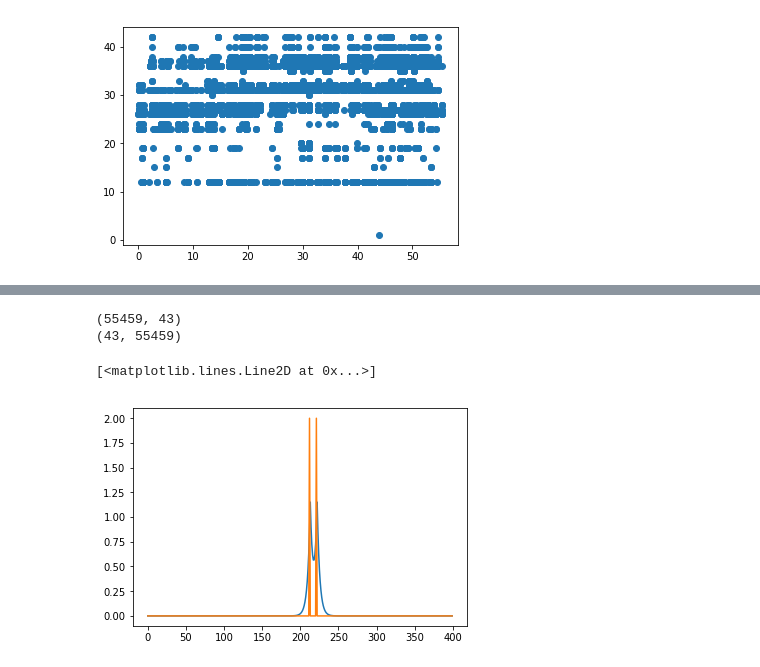
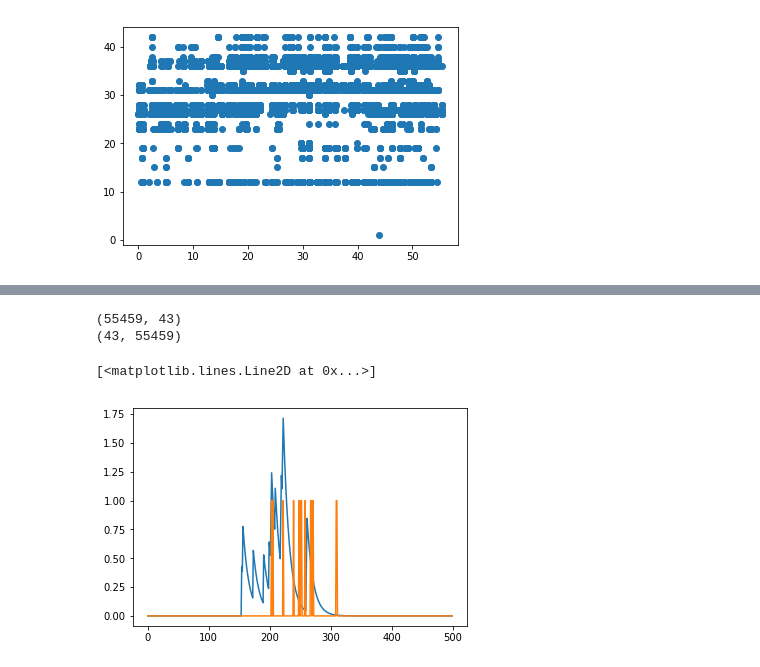
Before and after one commit to SensorsAudioINI/caesar_icassp2019, a Jupyter notebook: exp_reconstruction.ipynb, the cells around one changed output, grey strips where cells are left out. Cells and saved outputs as stored; diff of their text form; code cells hidden in the pictures.

```diff
--- a/exp_reconstruction.ipynb
+++ b/exp_reconstruction.ipynb
@@ -23,7 +23,3 @@ plt.plot(data['ts'][data['amax']==8], data['ch'][data['amax']==8], 'o')
 # %% [output]
 [<matplotlib.lines.Line2D at 0x...>]
 [figure]
-# %%
-t = np.arange(-0.025, 0.025, 0.001)
-l = 100
-plt.plot( np.exp(-l * np.abs(t)))
@@ -33,8 +26,4 @@ plt.plot( np.exp(-l * np.abs(t)))
 # %%
-# from collections import OrderedDict
-# ts = data['ts']
-# ch = data['ch'].astype('int32')
-
 def wind_sp(ts, ch, w=0.001):
     ts_int = (ts // w).astype('int32')
 
@@ -42,32 +31,38 @@ def wind_sp(ts, ch, w=0.001):
 
     for _t, _c in zip(ts_int, ch):
         A[_t, _c] += 1
+
+    A = np.minimum(A, np.ones_like(A))
     return A.T
 # %%
-def exp_feat(A, win=0.05):
-    l = 300
-    t = np.arange(-win, win, 0.001)
-    b = np.exp(-l * np.abs(t)) / np.linalg.norm(np.exp(-l * np.abs(t)))
+def exp_feat(A, win=0.05, tpe='lap', l=300):
+    if tpe == 'exp':
+        t = np.arange(0, win, 0.001)
+        b = np.exp(-l * t)
+    elif tpe == 'lap':
+        t = np.arange(-win, win, 0.001)
+        b = np.exp(-l * np.abs(t))
 
+    b /= np.linalg.norm(b)
     AA = np.array([np.convolve(_a, b, 'same') for _a in A])
     return AA.T
 # %%
 ts = data['ts'][data['amax']==8]
 ch = data['ch'][data['amax']==8].astype('int32')
 
 A = wind_sp(ts, ch)
-X = exp_feat(A)
+X = exp_feat(A, tpe='exp', l=100, win=0.1)
 
 print X.shape
 print A.shape
 # plt.imshow(AA, aspect='auto')
-plt.plot(X[:400, 28])
-plt.plot(A[28, :400])
+plt.plot(X[:500, 27])
+plt.plot(A[27, :500])
 # %% [output]
 (55459, 43)
 (43, 55459)
 [<matplotlib.lines.Line2D at 0x...>]
-[figure, old version]
+[figure, new version]
 # %%
 fs = 24000
 sig = data['gt1']
```
Also changed, not shown: parts of 6 cells of this notebook, 7 other files.
